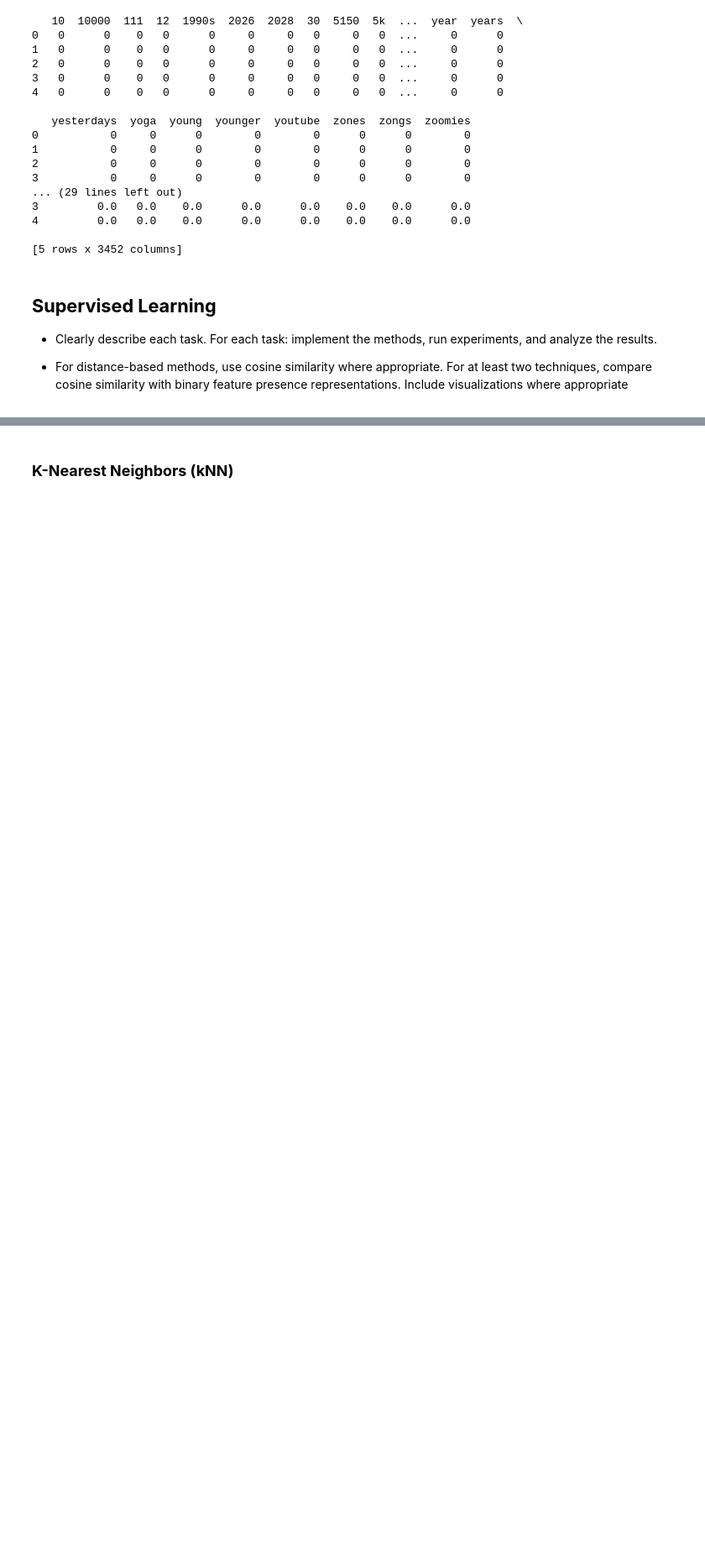
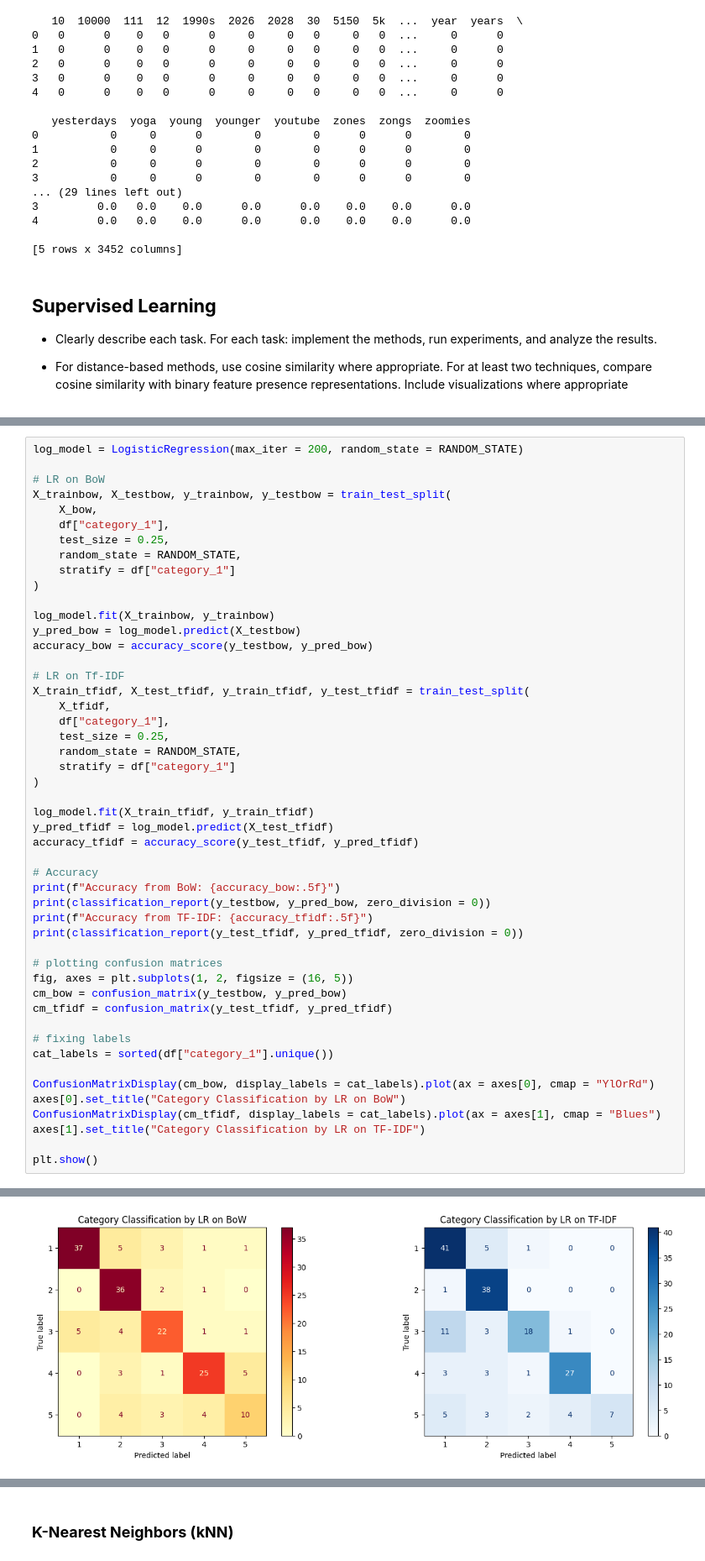
Before and after one commit to christiewong219/Team-5-CS105-Final-Project, a Jupyter notebook: Team5_CS105_Final_Project.ipynb, the cells around one changed output, grey strips where cells are left out. Shown at 84% size. Saved outputs shown, nothing was run; the diff lists cells and outputs as text; blank space fills up the shorter version.

Commit message:
Phase 2 - Log Regression + spelling fixes

```diff
--- a/Team5_CS105_Final_Project.ipynb
+++ b/Team5_CS105_Final_Project.ipynb
@@ -194,0 +161,50 @@ weighted avg       0.75      0.75      0.74       174
+# %%
+log_model = LogisticRegression(max_iter = 200, random_state = RANDOM_STATE)
+
+# LR on BoW
+X_trainbow, X_testbow, y_trainbow, y_testbow = train_test_split(
+    X_bow,
+    df["category_1"],
+    test_size = 0.25,
+    random_state = RANDOM_STATE,
+    stratify = df["category_1"]
+)
+
+log_model.fit(X_trainbow, y_trainbow)
+y_pred_bow = log_model.predict(X_testbow)
+accuracy_bow = accuracy_score(y_testbow, y_pred_bow)
+
+# LR on Tf-IDF
+X_train_tfidf, X_test_tfidf, y_train_tfidf, y_test_tfidf = train_test_split(
+    X_tfidf,
+    df["category_1"],
+    test_size = 0.25,
+    random_state = RANDOM_STATE,
+    stratify = df["category_1"]
+)
+
+log_model.fit(X_train_tfidf, y_train_tfidf)
+y_pred_tfidf = log_model.predict(X_test_tfidf)
+accuracy_tfidf = accuracy_score(y_test_tfidf, y_pred_tfidf)
+
+# Accuracy
+print(f"Accuracy from BoW: {accuracy_bow:.5f}")
+print(classification_report(y_testbow, y_pred_bow, zero_division = 0))
+print(f"Accuracy from TF-IDF: {accuracy_tfidf:.5f}")
+print(classification_report(y_test_tfidf, y_pred_tfidf, zero_division = 0))
+
+# plotting confusion matrices
+fig, axes = plt.subplots(1, 2, figsize = (16, 5))
+cm_bow = confusion_matrix(y_testbow, y_pred_bow)
+cm_tfidf = confusion_matrix(y_test_tfidf, y_pred_tfidf)
+
+# fixing labels
+cat_labels = sorted(df["category_1"].unique())
+
+ConfusionMatrixDisplay(cm_bow, display_labels = cat_labels).plot(ax = axes[0], cmap = "YlOrRd")
+axes[0].set_title("Category Classification by LR on BoW")
+ConfusionMatrixDisplay(cm_tfidf, display_labels = cat_labels).plot(ax = axes[1], cmap = "Blues")
+axes[1].set_title("Category Classification by LR on TF-IDF")
+
+plt.show()
+# %% [output]
@@ -194,0 +228 @@ weighted avg       0.75      0.75      0.74       174
+[figure, added]
```
Also changed, not shown: parts of 10 cells of this notebook.
